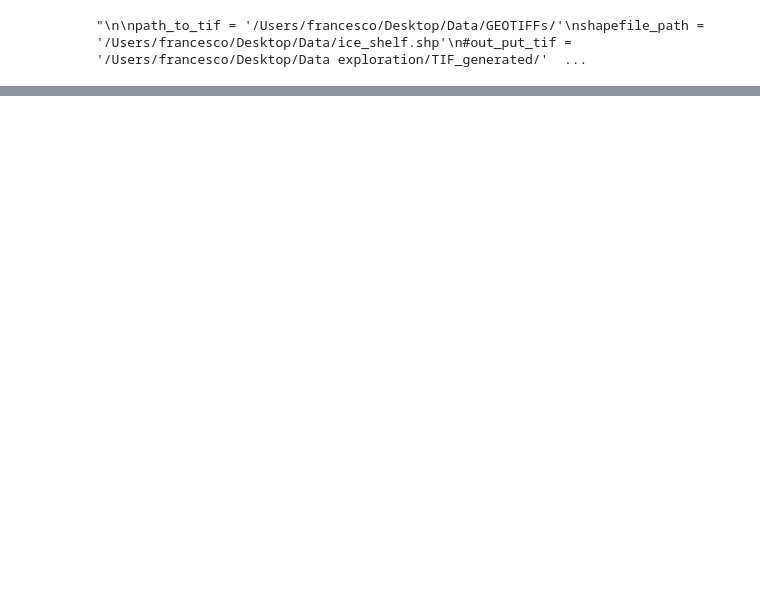
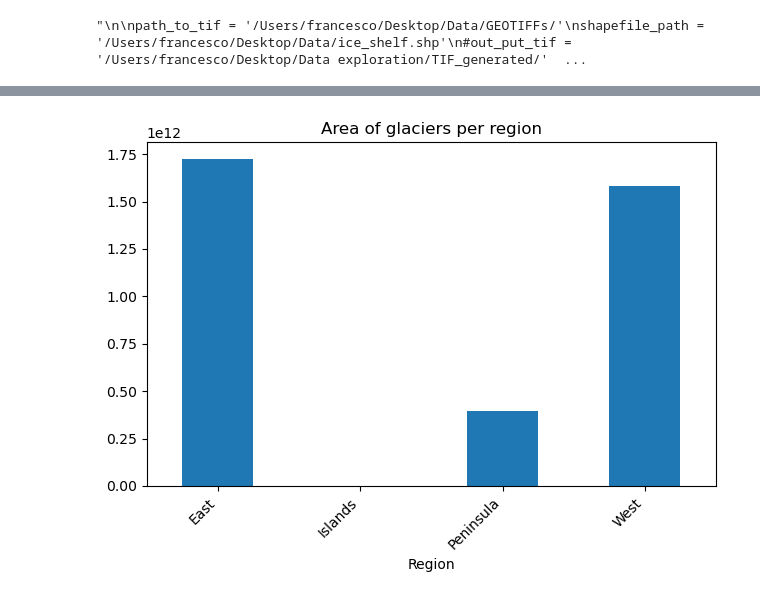
Before and after one commit to Moncada-Francesco-97/Thesis, a Jupyter notebook: time_series_glaciers.ipynb, the cells around one changed output, grey strips where cells are left out. Cells and saved outputs as stored; diff of their text form; code cells hidden in the pictures; blank space fills up the shorter version.

```diff
--- a/time_series_glaciers.ipynb
+++ b/time_series_glaciers.ipynb
@@ -438,0 +500,7 @@ imageio.mimsave('glacier_prova.gif', frames, fps=2)
+# %%
+df_compact.groupby('Region').sum()['area'].plot(kind='bar', title='Area of glaciers per region')
+plt.xticks(rotation=45, ha='right')
+plt.tight_layout()
+plt.show()
+# %% [output]
+[figure, added]
```
Also changed, not shown: parts of 17 cells of this notebook.
